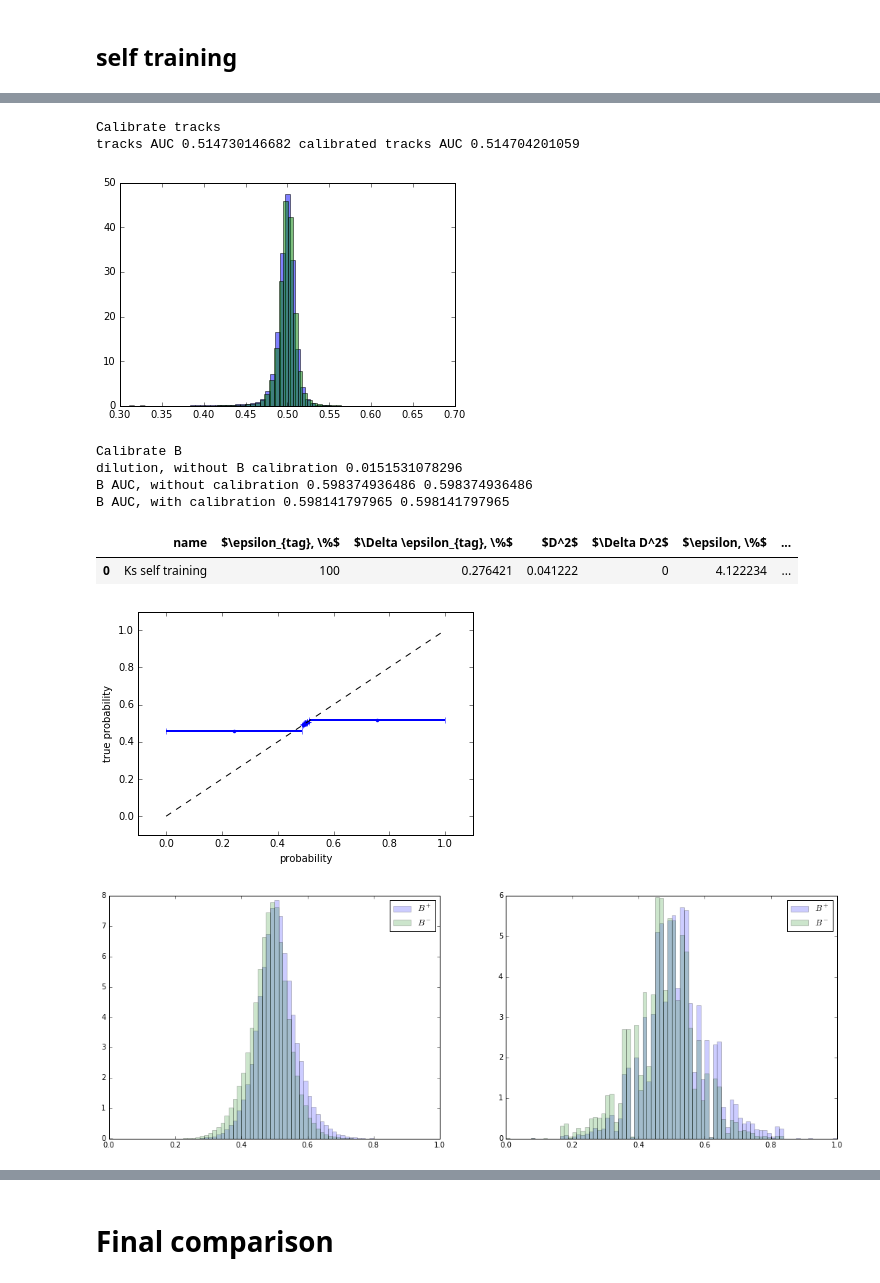
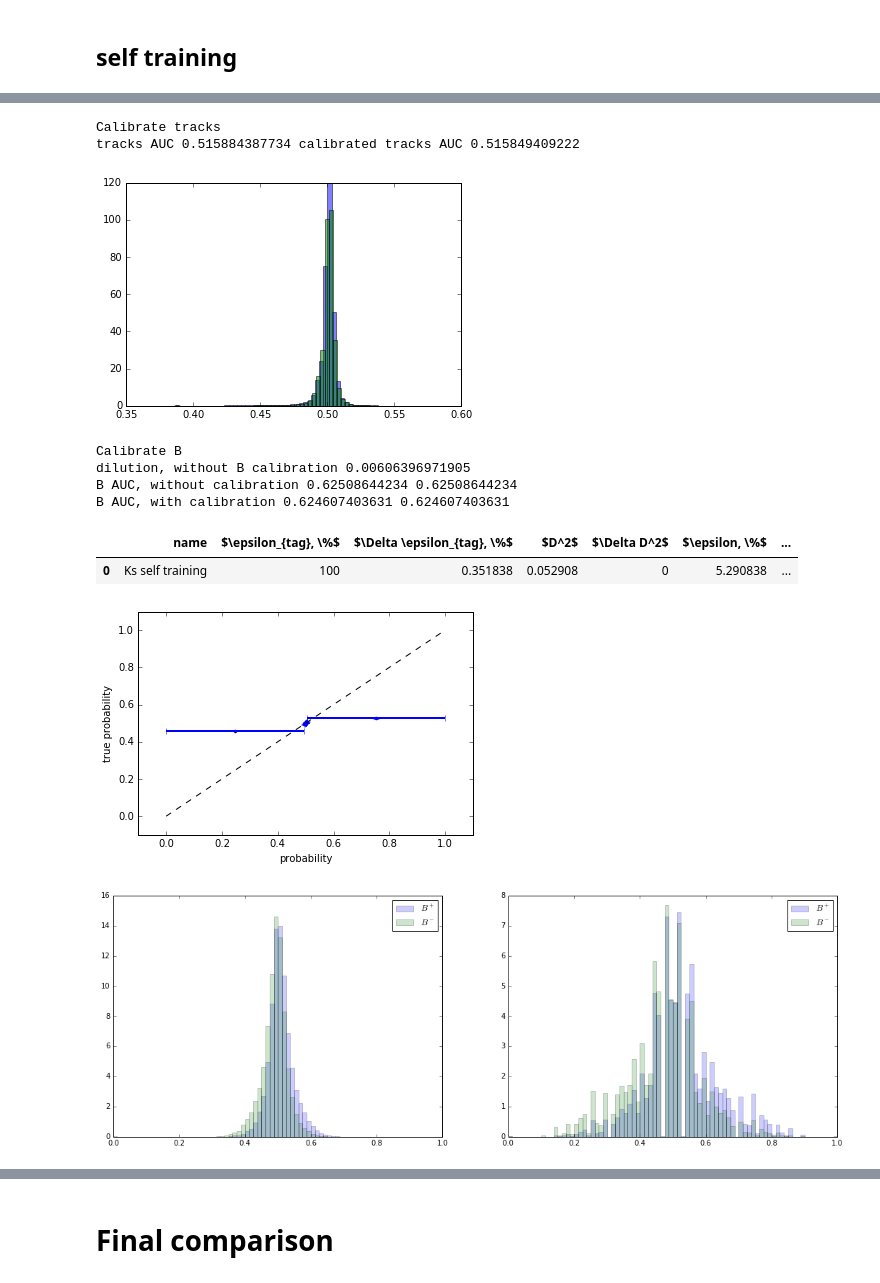
Before and after one commit to tlikhomanenko/tagging_LHCb, a Jupyter notebook: MC-channels-check.ipynb, the cells around one changed output, grey strips where cells are left out. Drawn from its saved outputs; the diff is of its cells as text; code cells hidden in the pictures.

```diff
--- a/MC-channels-check.ipynb
+++ b/MC-channels-check.ipynb
@@ -473,0 +504,4 @@ B AUC, with calibration 0.616665928547 0.616665928547
+# %%
+# N_B_ks_new = sum(data_ks.ix[ids, 'N_sig_sw'])
+N_B_ks_new = len(numpy.unique(data_ks_new.group_column))
+N_B_ks_new
@@ -473,0 +510,2 @@ B AUC, with calibration 0.616665928547 0.616665928547
+# %%
+data_ks_new.N_sig_sw = 1
@@ -474,8 +521,8 @@ B AUC, with calibration 0.616665928547 0.616665928547
 # %%
-data_ks['label'] = (data_ks.signB.values * data_ks.signTrack.values > 0) * 1
-tt_base = DecisionTrainClassifier(learning_rate=0.1, n_estimators=3000, depth=6,
-                                  max_features=15, n_threads=12)
-tt_folding_ks = FoldingGroupClassifier(SklearnClassifier(tt_base), n_folds=2, random_state=11,
+data_ks_new['label'] = (data_ks_new.signB.values * data_ks_new.signTrack.values > 0) * 1
+tt_base = DecisionTrainClassifier(learning_rate=0.01, n_estimators=1000, depth=6,
+                                  n_threads=12)
+tt_folding_ks = FoldingGroupClassifier(SklearnClassifier(tt_base), n_folds=2, random_state=15,
                                        train_features=features, group_feature='group_column')
-%time tt_folding_ks.fit(data_ks, data_ks.label)
+%time tt_folding_ks.fit(data_ks_new, data_ks_new.label)
 # %% [output]
@@ -491,6 +538,6 @@ FoldingGroupClassifier(base_estimator=SklearnClassifier(clf=DecisionTrainClassif
             train_features=['cos_diff_phi', 'diff_pt', 'partPt', 'partP', 'nnkrec', 'diff_eta', 'EOverP', 'ptB', 'sum_PID_mu_k', 'proj', 'PIDNNe', 'sum_PID_k_e', 'PIDNNk', 'sum_PID_mu_e', 'PIDNNm', 'p ...
 # %%
-p_ks_own = tt_folding_ks.predict_proba(data_ks)[:, 1]
-roc_auc_score(data_ks.label, p_ks_own)
+p_ks_own = tt_folding_ks.predict_proba(data_ks_new)[:, 1]
+roc_auc_score(data_ks_new.label, p_ks_own)
 # %% [output]
 KFold prediction using folds column
@@ -498,16 +560,15 @@ KFold prediction using folds column
 # %%
-table_ks_self = estimate(p_ks_own, data_ks,
-                         N_B_ks, name="Ks self training")
+table_ks_self = estimate_channel(p_ks_own, data_ks_new, N_B_ks_new, name="Ks self training")
 table_ks_self
 # %% [output]
 Calibrate tracks
-tracks AUC 0.514730146682 calibrated tracks AUC 0.514704201059
+tracks AUC 0.515884387734 calibrated tracks AUC 0.515849409222
-[figure, old version]
+[figure, new version]
 Calibrate B
-dilution, without B calibration 0.0151531078296
-B AUC, without calibration 0.598374936486 0.598374936486
-B AUC, with calibration 0.598141797965 0.598141797965
+dilution, without B calibration 0.00606396971905
+B AUC, without calibration 0.62508644234 0.62508644234
+B AUC, with calibration 0.624607403631 0.624607403631
 |  | name | $\epsilon_{tag}, \%$ | $\Delta \epsilon_{tag}, \%$ | $D^2$ | $\Delta D^2$ | $\epsilon, \%$ | ... |
-| 0 | Ks self training | 100 | 0.276421 | 0.041222 | 0 | 4.122234 | ... |
+| 0 | Ks self training | 100 | 0.351838 | 0.052908 | 0 | 5.290838 | ... |
 [figure]
-[figure, old version]
+[figure, new version]
```
Also changed, not shown: parts of 30 cells of this notebook, 2 other files.
